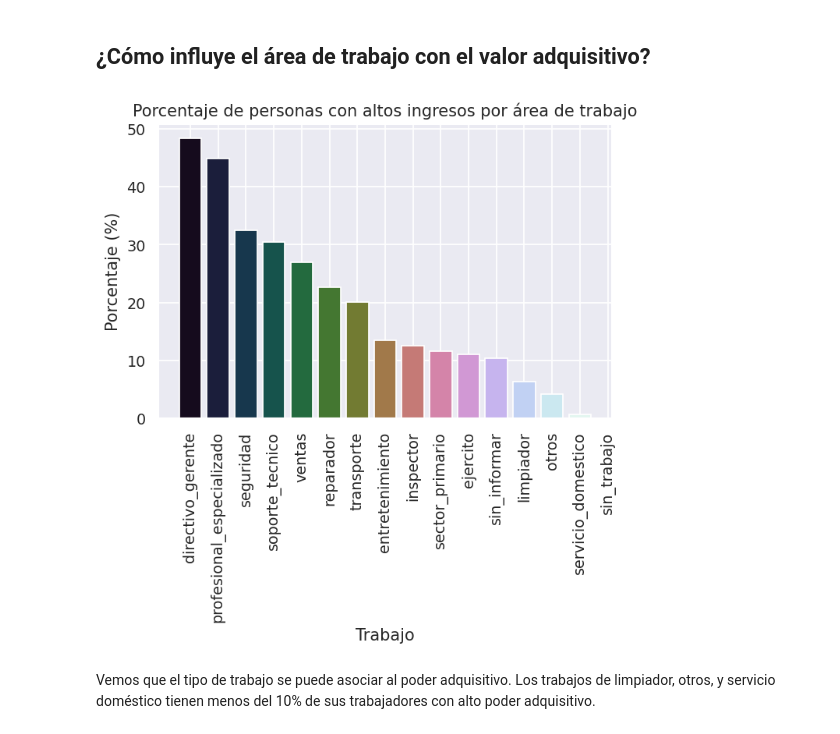
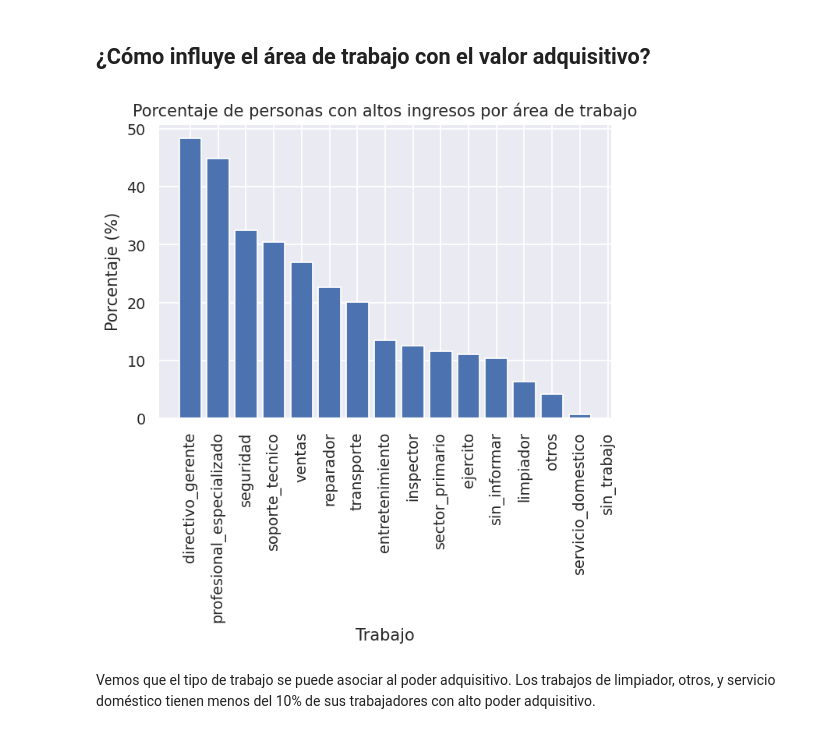
Before and after one commit to TomasArrachea/TP-Organizacion-de-Datos, a Jupyter notebook: informe.ipynb, the cells around one changed output. Drawn from its saved outputs; the diff is of its cells as text; code cells hidden in the pictures.

```diff
--- a/informe.ipynb
+++ b/informe.ipynb
@@ -400,19 +433,19 @@ plt.show()
 # %%
 df_total = df
 df_filtrado = df[df['tiene_alto_valor_adquisitivo'] == 1]
 
 df_r = (df_filtrado['trabajo'].value_counts() / df_total['trabajo'].value_counts()).sort_values(ascending=False)
 
 plt.figure(dpi=(125))
 
-plt.bar(df_r.index, df_r.values*100, color =sns.color_palette('cubehelix', 15))
+plt.bar(df_r.index, df_r.values*100)
 plt.ylabel("Porcentaje (%)")
 plt.xlabel("Trabajo")
 plt.title("Porcentaje de personas con altos ingresos por área de trabajo")
 plt.xticks(rotation=90)
 plt.show()
 # %% [output]
-[figure, old version]
+[figure, new version]
 # %% [markdown]
 Vemos que el tipo de trabajo se puede asociar al poder adquisitivo. Los trabajos de limpiador, otros, y servicio doméstico tienen menos del 10% de sus trabajadores con alto poder adquisitivo.
 # %% [markdown]
```
Also changed, not shown: parts of 17 cells of this notebook.
